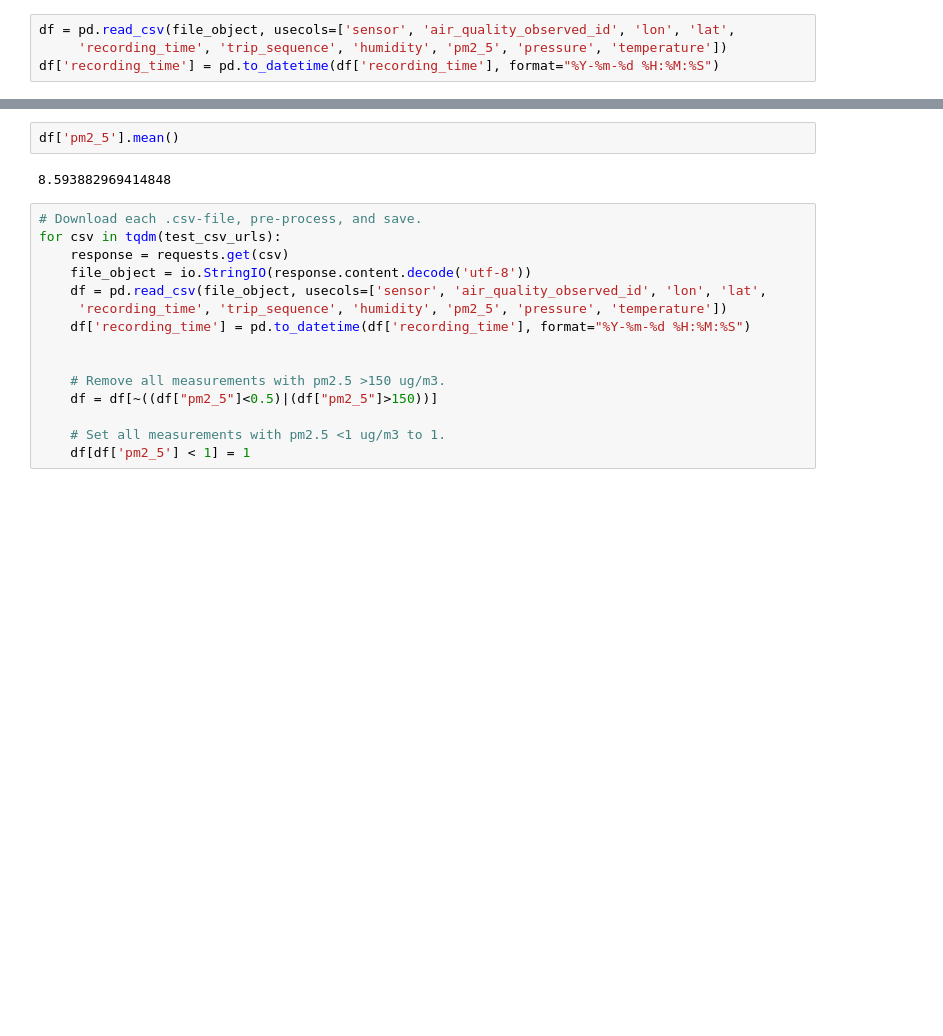
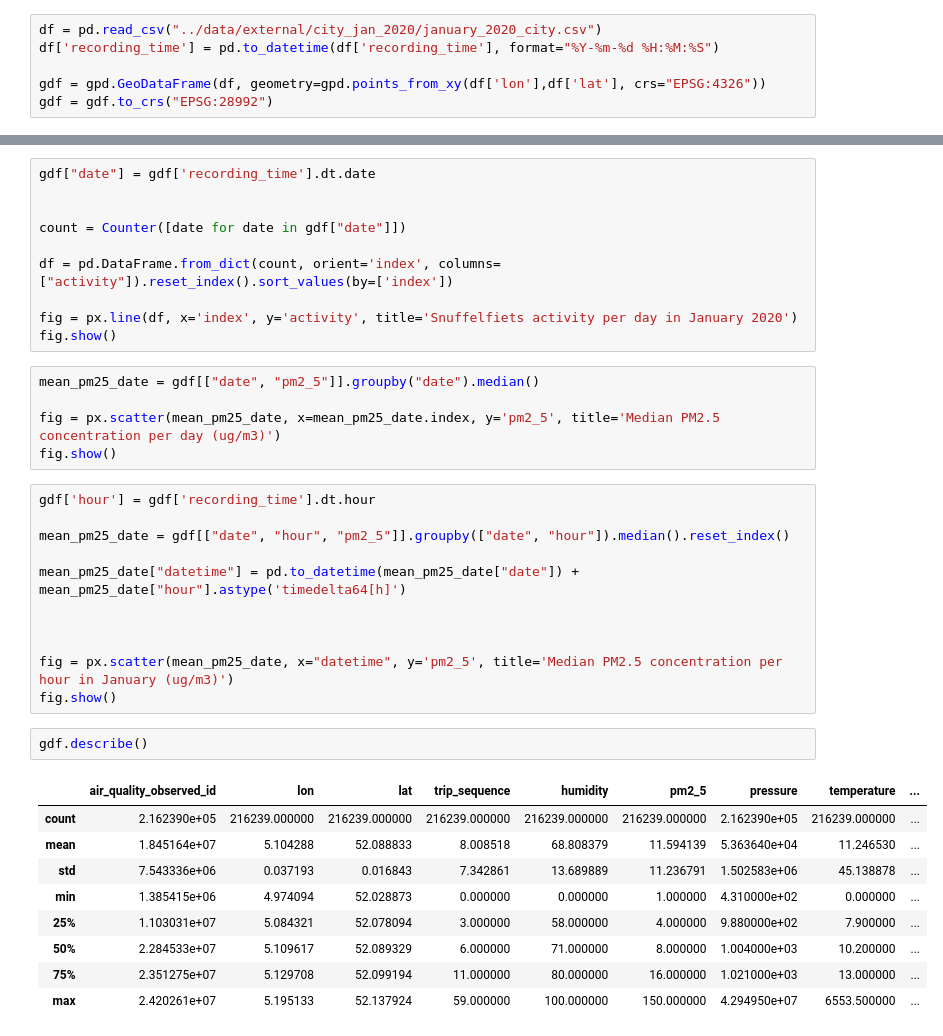
Before and after one commit to ystouthart/ADS-Snuffelfiets-Thesis, a Jupyter notebook: notebooks/2.0-snuffelfiets-playground.ipynb, the cells around one changed output, grey strips where cells are left out. Drawn from its saved outputs; the diff is of its cells as text; blank space fills up the shorter version.

```diff
--- a/notebooks/2.0-snuffelfiets-playground.ipynb
+++ b/notebooks/2.0-snuffelfiets-playground.ipynb
@@ -27,4 +17,6 @@ file_object = io.StringIO(response.content.decode('utf-8'))
 # %%
-df = pd.read_csv(file_object, usecols=['sensor', 'air_quality_observed_id', 'lon', 'lat',
-     'recording_time', 'trip_sequence', 'humidity', 'pm2_5', 'pressure', 'temperature'])
+df = pd.read_csv("../data/external/city_jan_2020/january_2020_city.csv")
 df['recording_time'] = pd.to_datetime(df['recording_time'], format="%Y-%m-%d %H:%M:%S")
+
+gdf = gpd.GeoDataFrame(df, geometry=gpd.points_from_xy(df['lon'],df['lat'], crs="EPSG:4326"))
+gdf = gdf.to_crs("EPSG:28992")
@@ -50,19 +23,38 @@ df['pm2_5'].mean()
-# %%
-df['pm2_5'].mean()
-# %% [output]
-8.593882969414848
-# %%
-# Download each .csv-file, pre-process, and save.
-for csv in tqdm(test_csv_urls):
-    response = requests.get(csv)
-    file_object = io.StringIO(response.content.decode('utf-8'))
-    df = pd.read_csv(file_object, usecols=['sensor', 'air_quality_observed_id', 'lon', 'lat',
-     'recording_time', 'trip_sequence', 'humidity', 'pm2_5', 'pressure', 'temperature'])
-    df['recording_time'] = pd.to_datetime(df['recording_time'], format="%Y-%m-%d %H:%M:%S")
-
-
-    # Remove all measurements with pm2.5 >150 ug/m3.
-    df = df[~((df["pm2_5"]<0.5)|(df["pm2_5"]>150))]
-
-    # Set all measurements with pm2.5 <1 ug/m3 to 1.
-    df[df['pm2_5'] < 1] = 1
+# %%
+gdf["date"] = gdf['recording_time'].dt.date
+
+
+count = Counter([date for date in gdf["date"]])
+
+df = pd.DataFrame.from_dict(count, orient='index', columns=["activity"]).reset_index().sort_values(by=['index'])
+
+fig = px.line(df, x='index', y='activity', title='Snuffelfiets activity per day in January 2020')
+fig.show()
+# %%
+mean_pm25_date = gdf[["date", "pm2_5"]].groupby("date").median()
+
+fig = px.scatter(mean_pm25_date, x=mean_pm25_date.index, y='pm2_5', title='Median PM2.5 concentration per day (ug/m3)')
+fig.show()
+# %%
+gdf['hour'] = gdf['recording_time'].dt.hour
+
+mean_pm25_date = gdf[["date", "hour", "pm2_5"]].groupby(["date", "hour"]).median().reset_index()
+
+mean_pm25_date["datetime"] = pd.to_datetime(mean_pm25_date["date"]) + mean_pm25_date["hour"].astype('timedelta64[h]')
+
+
+
+fig = px.scatter(mean_pm25_date, x="datetime", y='pm2_5', title='Median PM2.5 concentration per hour in January (ug/m3)')
+fig.show()
+# %%
+gdf.describe()
+# %% [output]
+|  | air_quality_observed_id | lon | lat | trip_sequence | humidity | pm2_5 | pressure | temperature | ... |
+| count | 2.162390e+05 | 216239.000000 | 216239.000000 | 216239.000000 | 216239.000000 | 216239.000000 | 2.162390e+05 | 216239.000000 | ... |
+| mean | 1.845164e+07 | 5.104288 | 52.088833 | 8.008518 | 68.808379 | 11.594139 | 5.363640e+04 | 11.246530 | ... |
+| std | 7.543336e+06 | 0.037193 | 0.016843 | 7.342861 | 13.689889 | 11.236791 | 1.502583e+06 | 45.138878 | ... |
+| min | 1.385415e+06 | 4.974094 | 52.028873 | 0.000000 | 0.000000 | 1.000000 | 4.310000e+02 | 0.000000 | ... |
+| 25% | 1.103031e+07 | 5.084321 | 52.078094 | 3.000000 | 58.000000 | 4.000000 | 9.880000e+02 | 7.900000 | ... |
+| 50% | 2.284533e+07 | 5.109617 | 52.089329 | 6.000000 | 71.000000 | 8.000000 | 1.004000e+03 | 10.200000 | ... |
+| 75% | 2.351275e+07 | 5.129708 | 52.099194 | 11.000000 | 80.000000 | 16.000000 | 1.021000e+03 | 13.000000 | ... |
+| max | 2.420261e+07 | 5.195133 | 52.137924 | 59.000000 | 100.000000 | 150.000000 | 4.294950e+07 | 6553.500000 | ... |
```
Also changed, not shown: parts of 16 cells of this notebook, 4 other files.
